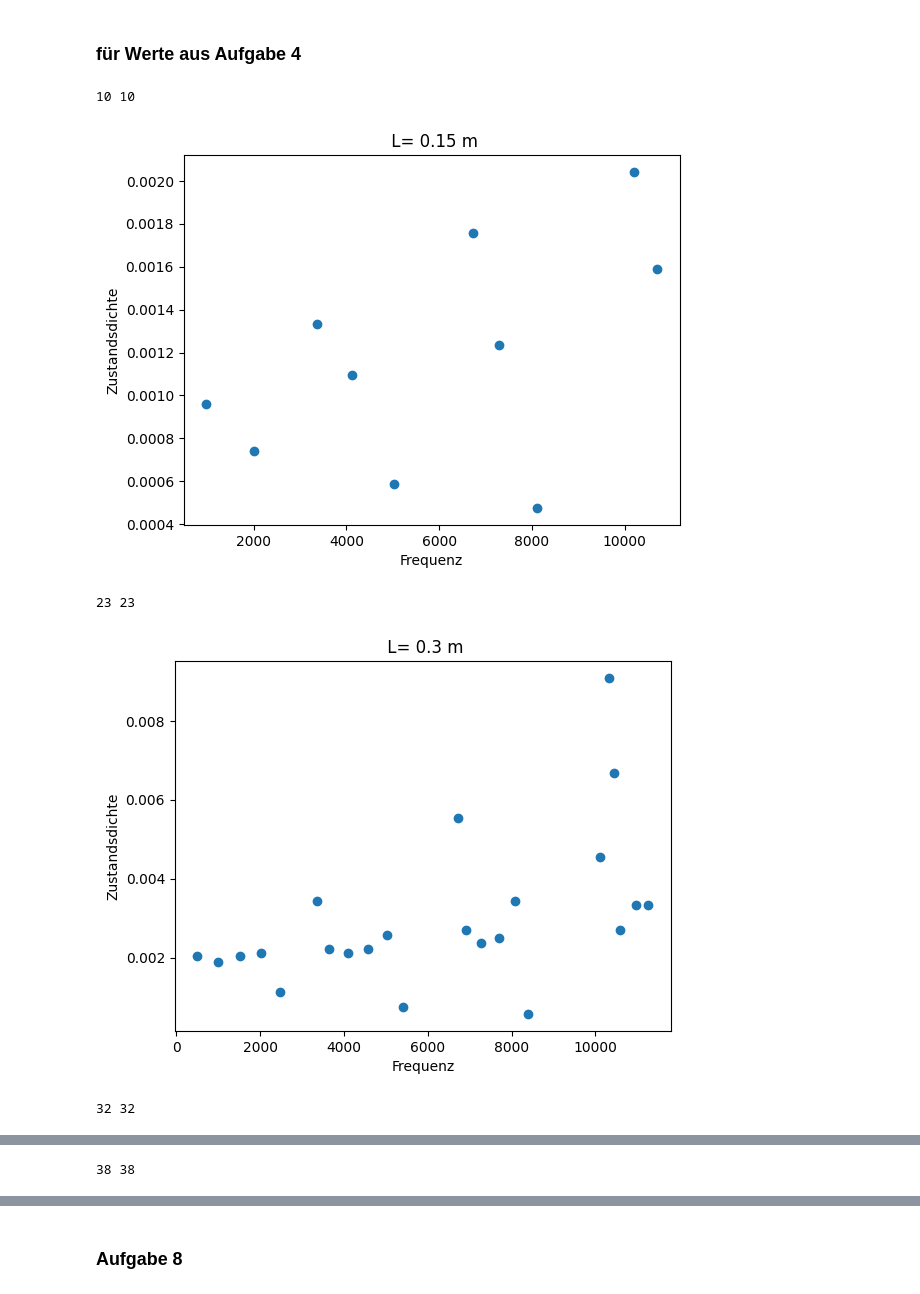
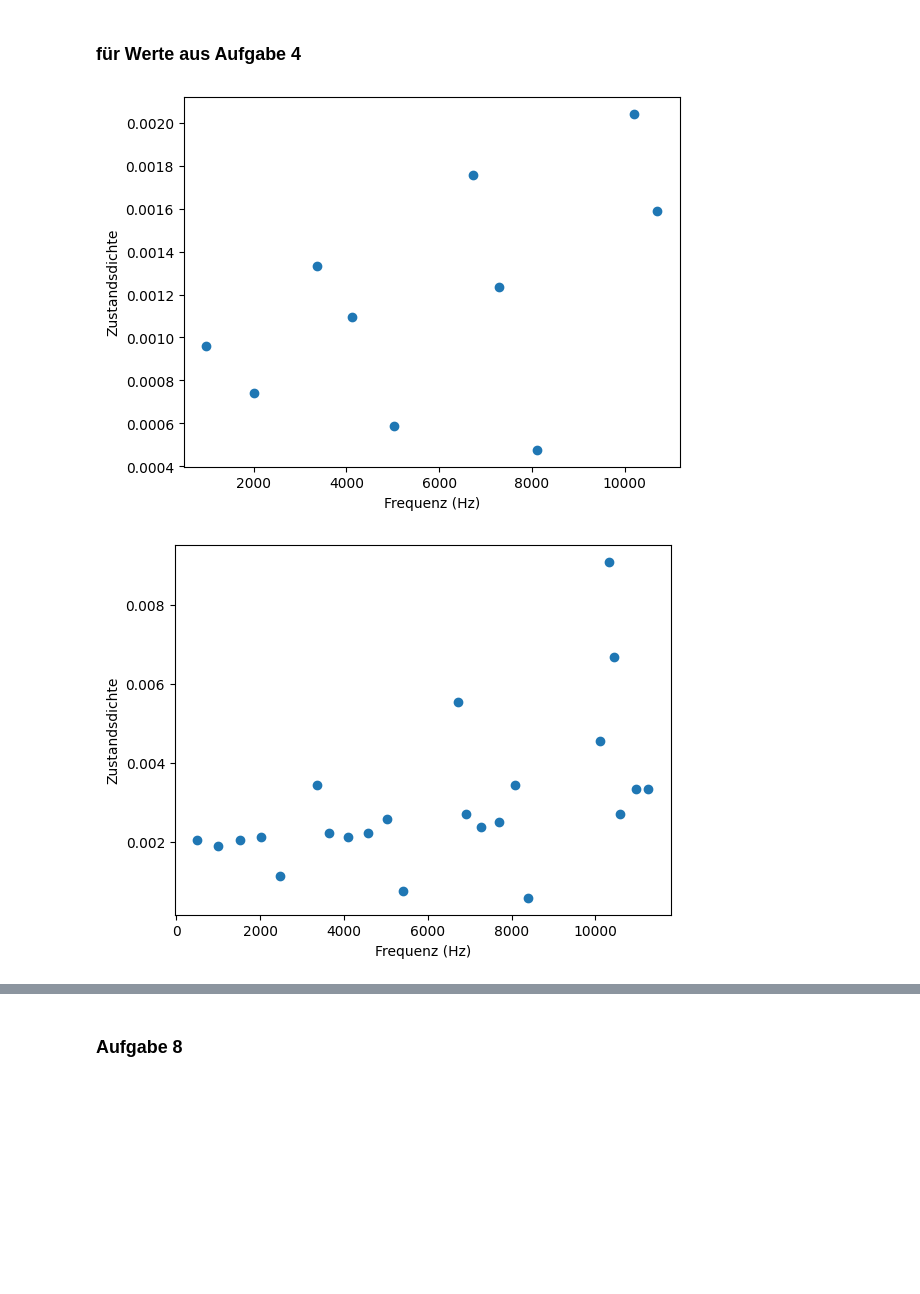
Before and after one commit to celina-coder-beep/F-Praktikum, a Jupyter notebook: 511-Quantenanalogien/Auswertung511.ipynb, the cells around one changed output, grey strips where cells are left out. Saved outputs shown, nothing was run; the diff lists cells and outputs as text; code cells hidden in the pictures; blank space fills up the shorter version.

```diff
--- a/511-Quantenanalogien/Auswertung511.ipynb
+++ b/511-Quantenanalogien/Auswertung511.ipynb
@@ -330,7 +320,7 @@ files4= [r"20-03-26\4-15.dat", r"20-03-26\4-30.dat", r"20-03-26\3-13mm.dat", r"2
 
 peaks_all_f4, peaks_index_all4, frequency_all4, amplitude_all4= find_resonance_frequencies(files4, prominence=0.01)#, width= (1,20))#prominence= 0.01
 
-
+peaks4_all_raw= peaks_all_f4.copy()
 peaks_all_f4[1]= np.delete(peaks_all_f4[1],-5)
 peaks_index_all4[1]= np.delete(peaks_index_all4[1],-5)
 #peaks_all_f4[1]= np.delete(peaks_all_f4[1],-1)
@@ -608,9 +562,9 @@ for j in range(len(peaks3_all_raw)):
 
     print(np.size(x), np.size(dichte3))
 
-    plt.title(f" Irisdurchmesser {iris3[j].nominal_value} mm")
+    #plt.title(f" Irisdurchmesser {iris3[j].nominal_value} mm")
     plt.scatter(x, dichte3)
-    plt.xlabel("Frequenz")
+    plt.xlabel("Frequenz (Hz)")
     plt.ylabel("Zustandsdichte")
     plt.show()
 # %% [output]
@@ -625,22 +579,19 @@ for j in range(len(peaks3_all_raw)):
 # %%
 for j in range(len(peaks4_all_raw)):
     dichte4 = []
 
     for i in range(len(peaks4_all_raw[j]) - 1):
         a = peaks4_all_raw[j][i].nominal_value
         b = peaks4_all_raw[j][i+1].nominal_value
         dichte4.append(zustandsdichte(a, b))
 
     x = np.array([p.nominal_value for p in peaks4_all_raw[j][:-1]])
 
-    plt.title(f" L= {längen[j].nominal_value} m")
+    #plt.title(f" L= {längen[j].nominal_value} m")
     plt.scatter(x, dichte4)
-    plt.xlabel("Frequenz")
+    plt.xlabel("Frequenz (Hz)")
     plt.ylabel("Zustandsdichte")
     plt.show()
 # %% [output]
-10 10
-[figure, old version]
+[figure, new version]
-23 23
-[figure, old version]
+[figure, new version]
-32 32
@@ -648 +598,0 @@ for j in range(len(peaks4_all_raw)):
-38 38
```
Also changed, not shown: parts of 6 cells of this notebook.
